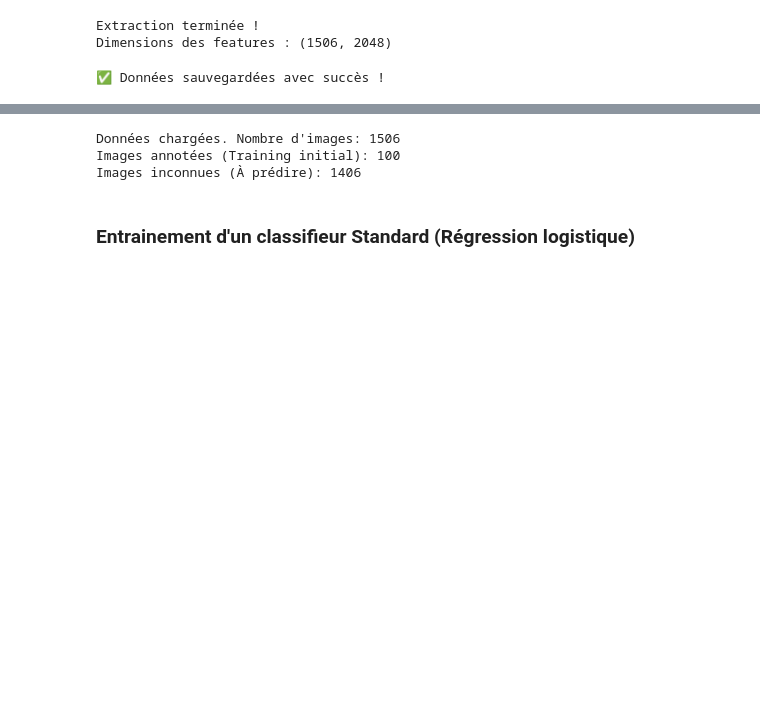
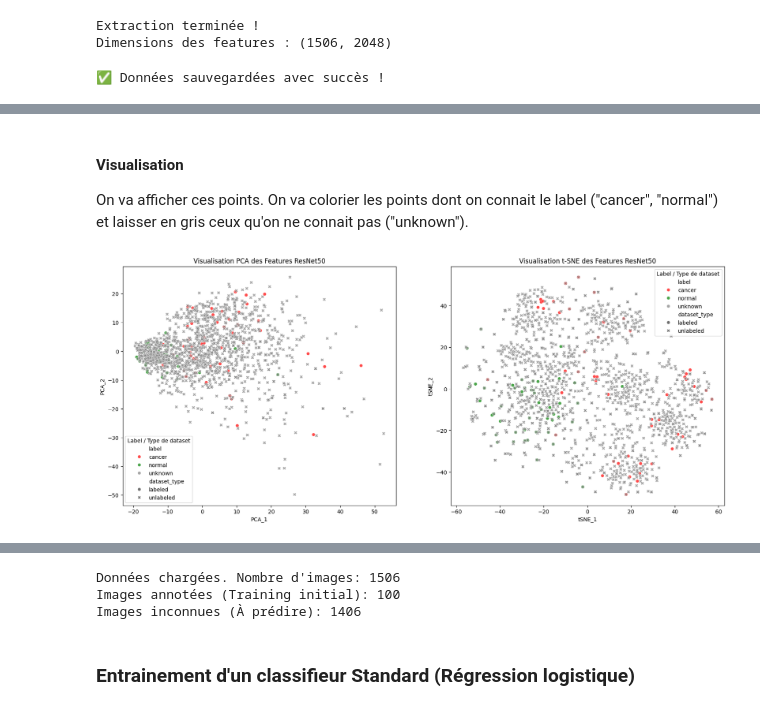
Before and after one commit to BAZAROPH/brain-scan-ai, a Jupyter notebook: main.ipynb, the cells around one changed output, grey strips where cells are left out. Drawn from its saved outputs; the diff is of its cells as text; code cells hidden in the pictures; blank space fills up the shorter version.

```diff
--- a/main.ipynb
+++ b/main.ipynb
@@ -422,0 +482,19 @@ print("✅ Données sauvegardées avec succès !")
+# %%
+from sklearn.decomposition import PCA
+from sklearn.manifold import TSNE
+
+
+#1-On va standardiser les données avant de faire une réduction de dimensionnalité
+#Les algoritme de clustering détestent quand les échelles de valeurs sont trop différentes
+#Même si ici ResNet50 a déjà normalise, c'est une bonne pratique de refaire une passe ici avec standardscaler
+from sklearn.preprocessing import StandardScaler
+print("Standardisation de données en cours...")
+scaler = StandardScaler()
+X_scaled = scaler.fit_transform(features) #Nous utilisons les features extraites précédement pour la standardisation
+
+#2- Réduction de dimensionnalité avec PCA pour visualiser les données en 2D
+print("Réduction de dimensionnalité avec PCA en cours...")
+pca = PCA(n_components=2, random_state=42)
+X_pca = pca.fit_transform(X_scaled)
+
+print(f"Forme des données après PCA: {X_pca.shape}")
@@ -422,0 +534,46 @@ print("✅ Données sauvegardées avec succès !")
+# %% [markdown]
+#### Visualisation
+On va afficher ces points. On va colorier les points dont on connait le label ("cancer", "normal") et laisser en gris ceux qu'on ne connait pas ("unknown").
+# %%
+#Créer un dataframe pour faciliter le dessin
+df_visu = df.copy()
+df_visu["PCA_1"] = X_pca[:, 0]
+df_visu["PCA_2"] = X_pca[:, 1]
+df_visu["tSNE_1"] = X_tsne[:, 0]
+df_visu["tSNE_2"] = X_tsne[:, 1]
+
+fig, ax = plt.subplots(1, 2, figsize=(20, 8))
+
+#Graphique 1 - PCA
+sns.scatterplot(
+    data=df_visu,
+    x="PCA_1",
+    y="PCA_2",
+    hue="label", #couleur enfonction du label
+    style="dataset_type", #fORme des points selon si c'est labelisé ou non,
+    alpha=0.7, #transparence des points
+    palette={"cancer": "red", "normal": "green", "unknown": "gray"},
+    ax=ax[0],
+)
+
+ax[0].set_title("Visualisation PCA des Features ResNet50")
+ax[0].legend(title="Label / Type de dataset")
+
+#Graphique 2 - t-SNE
+sns.scatterplot(
+    data=df_visu,
+    x="tSNE_1",
+    y="tSNE_2",
+    hue="label", #couleur enfonction du label
+    style="dataset_type", #fORme des points selon si c'est labelisé ou non,
+    alpha=0.7, #transparence des points
+    palette={"cancer": "red", "normal": "green", "unknown": "gray"},
+    ax=ax[1],
+)
+ax[1].set_title("Visualisation t-SNE des Features ResNet50")
+ax[1].legend(title="Label / Type de dataset")
+
+plt.show()
+mlflow.log_figure(fig, "visualisation_pca_vs_tsne.png")
+# %% [output]
+[figure, added]
```
Also changed, not shown: parts of 23 cells of this notebook, 25 other files.
